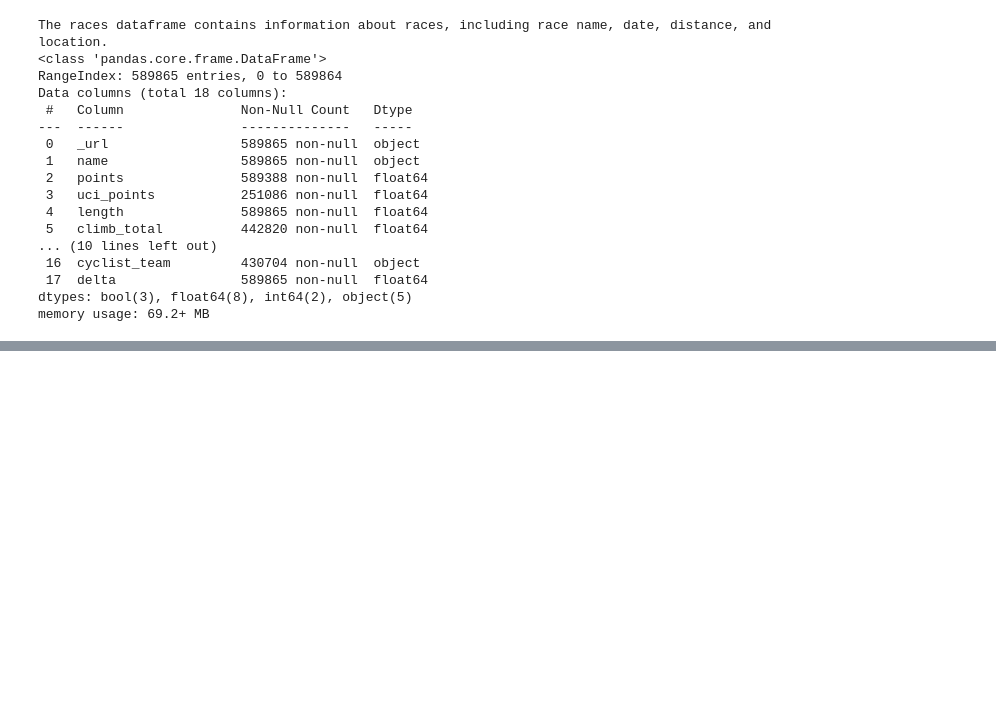
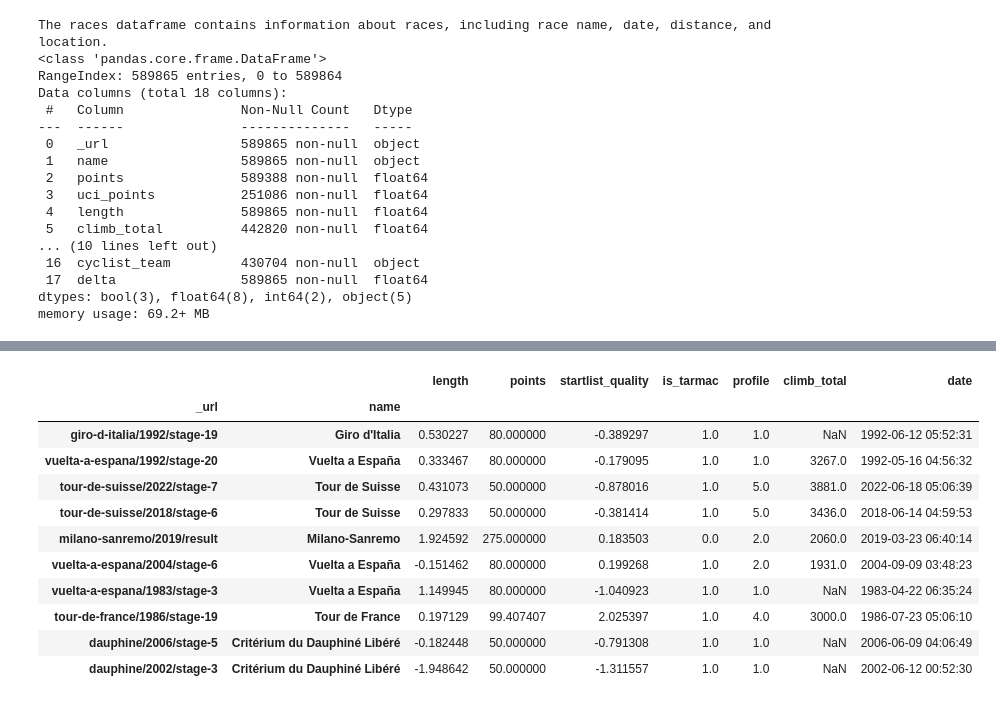
Before and after one commit to lesi-nedo/DataMining-unipi-24-25, a Jupyter notebook: OleksiyDataTrans.ipynb, the cells around one changed output, grey strips where cells are left out. Cells and saved outputs as stored; diff of their text form; code cells hidden in the pictures; blank space fills up the shorter version.

```diff
--- a/OleksiyDataTrans.ipynb
+++ b/OleksiyDataTrans.ipynb
@@ -213,0 +536,83 @@ The prediction of the `climb_total` values will be firstly done with the Random
+# %%
+mean_imputer = SimpleImputer(strategy='mean')
+median_imputer = SimpleImputer(strategy='median')
+most_frequent_imputer = SimpleImputer(strategy='most_frequent')
+scaler = StandardScaler()
+
+races = races_.copy()
+
+pred_features = {
+    'length': {'type': 'numeric'},
+    'points': {'type': 'numeric'},
+    'startlist_quality': {'type': 'numeric'},
+    'is_tarmac': {'type': 'boolean'},
+    'profile': {'type': 'categorical'},
+
+}
+
+missing_features = [feature for feature in pred_features if feature not in races.columns]
+
+if len(missing_features) > 0:
+    raise ValueError(f"Missing features in the dataset: {missing_features}")
+
+
+for feature, info in pred_features.items():
+    if info['type'] == 'boolean':
+        feature_data = races[feature].astype(float).to_numpy().reshape(-1, 1)
+        imputed_data = most_frequent_imputer.fit_transform(feature_data)
+        races[feature] = pd.Series(imputed_data.flatten(), index=races[feature].index)
+
+    elif info['type'] == 'numeric' and not feature == "points":
+        feature_data = races[feature].to_numpy().reshape(-1, 1)
+
+        non_nan_data = races[feature].dropna()
+        if len(non_nan_data) > 0:
+            skewness = non_nan_data.skew()
+            if abs(skewness) > 1:
+                imputed_data = median_imputer.fit_transform(feature_data)
+            else:
+                imputed_data = mean_imputer.fit_transform(feature_data)
+        else:
+            imputed_data = median_imputer.fit_transform(feature_data)
+
+        scaled_data = scaler.fit_transform(imputed_data)
+        races[feature] = pd.Series(scaled_data.flatten(), index=races[feature].index)
+    elif info['type'] == 'numeric' and feature == "points":
+        # get the median for each cyclist
+        res = races.groupby("cyclist").agg({feature: 'median'})
+        value = res[feature]
+
+        races[feature] = races.apply(lambda x: value[x['cyclist']] if pd.isnull(x[feature]) else x[feature], axis=1)
+
+
+
+
+
+    elif info['type'] == 'categorical':
+        feature_data = pd.Categorical(races[feature]).to_numpy().reshape(-1, 1)
+        imputed_data = most_frequent_imputer.fit_transform(feature_data)
+        races[feature] = pd.Series(imputed_data.flatten(), index=races[feature].index)
+
+races_agg = races.groupby(["_url", "name"]).agg({
+    'length': 'mean',
+    'points': 'mean',
+    'startlist_quality': 'mean',
+    'is_tarmac': 'mean',
+    'profile': 'first',
+    'climb_total': 'mean',
+    'date': 'first',
+})
+races_agg.sample(frac=0.4).head(10)
+# %% [output]
+|  |  | length | points | startlist_quality | is_tarmac | profile | climb_total | date |
+| _url | name |  |  |  |  |  |  |  |
+| giro-d-italia/1992/stage-19 | Giro d'Italia | 0.530227 | 80.000000 | -0.389297 | 1.0 | 1.0 | NaN | 1992-06-12 05:52:31 |
+| vuelta-a-espana/1992/stage-20 | Vuelta a España | 0.333467 | 80.000000 | -0.179095 | 1.0 | 1.0 | 3267.0 | 1992-05-16 04:56:32 |
+| tour-de-suisse/2022/stage-7 | Tour de Suisse | 0.431073 | 50.000000 | -0.878016 | 1.0 | 5.0 | 3881.0 | 2022-06-18 05:06:39 |
+| tour-de-suisse/2018/stage-6 | Tour de Suisse | 0.297833 | 50.000000 | -0.381414 | 1.0 | 5.0 | 3436.0 | 2018-06-14 04:59:53 |
+| milano-sanremo/2019/result | Milano-Sanremo | 1.924592 | 275.000000 | 0.183503 | 0.0 | 2.0 | 2060.0 | 2019-03-23 06:40:14 |
+| vuelta-a-espana/2004/stage-6 | Vuelta a España | -0.151462 | 80.000000 | 0.199268 | 1.0 | 2.0 | 1931.0 | 2004-09-09 03:48:23 |
+| vuelta-a-espana/1983/stage-3 | Vuelta a España | 1.149945 | 80.000000 | -1.040923 | 1.0 | 1.0 | NaN | 1983-04-22 06:35:24 |
+| tour-de-france/1986/stage-19 | Tour de France | 0.197129 | 99.407407 | 2.025397 | 1.0 | 4.0 | 3000.0 | 1986-07-23 05:06:10 |
+| dauphine/2006/stage-5 | Critérium du Dauphiné Libéré | -0.182448 | 50.000000 | -0.791308 | 1.0 | 1.0 | NaN | 2006-06-09 04:06:49 |
+| dauphine/2002/stage-3 | Critérium du Dauphiné Libéré | -1.948642 | 50.000000 | -1.311557 | 1.0 | 1.0 | NaN | 2002-06-12 00:52:30 |
```
Also changed, not shown: parts of 17 cells of this notebook.
